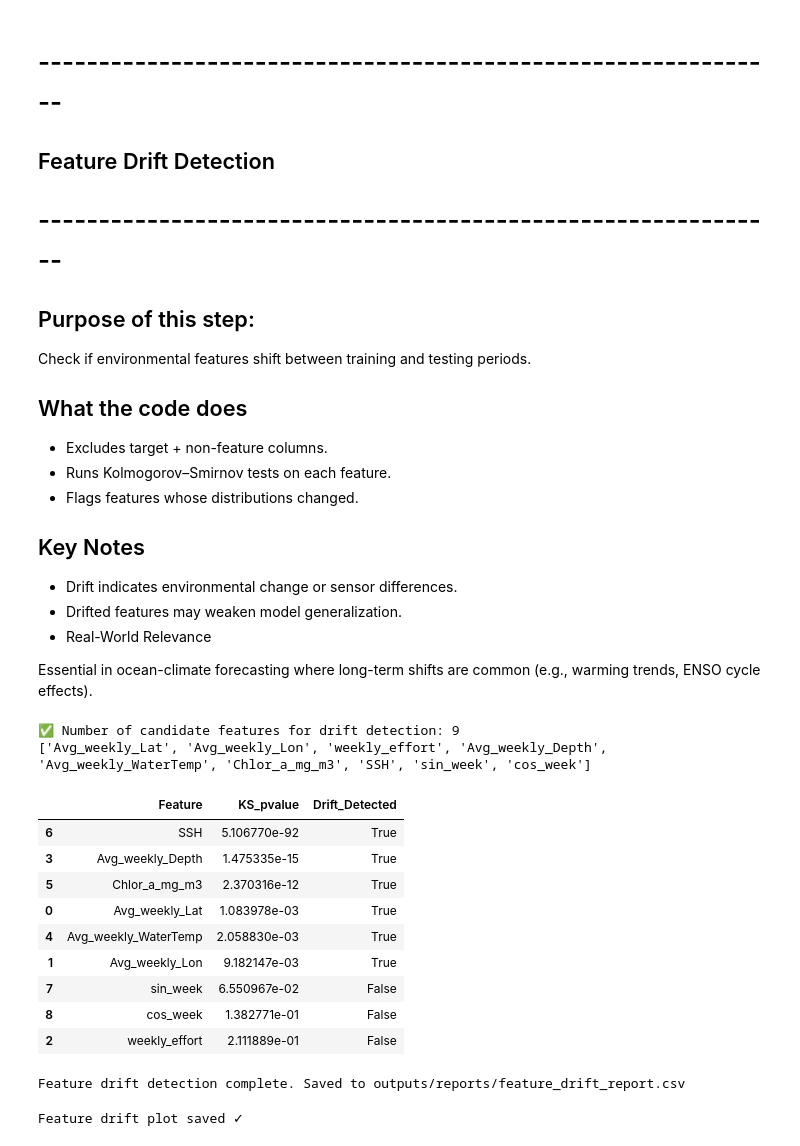
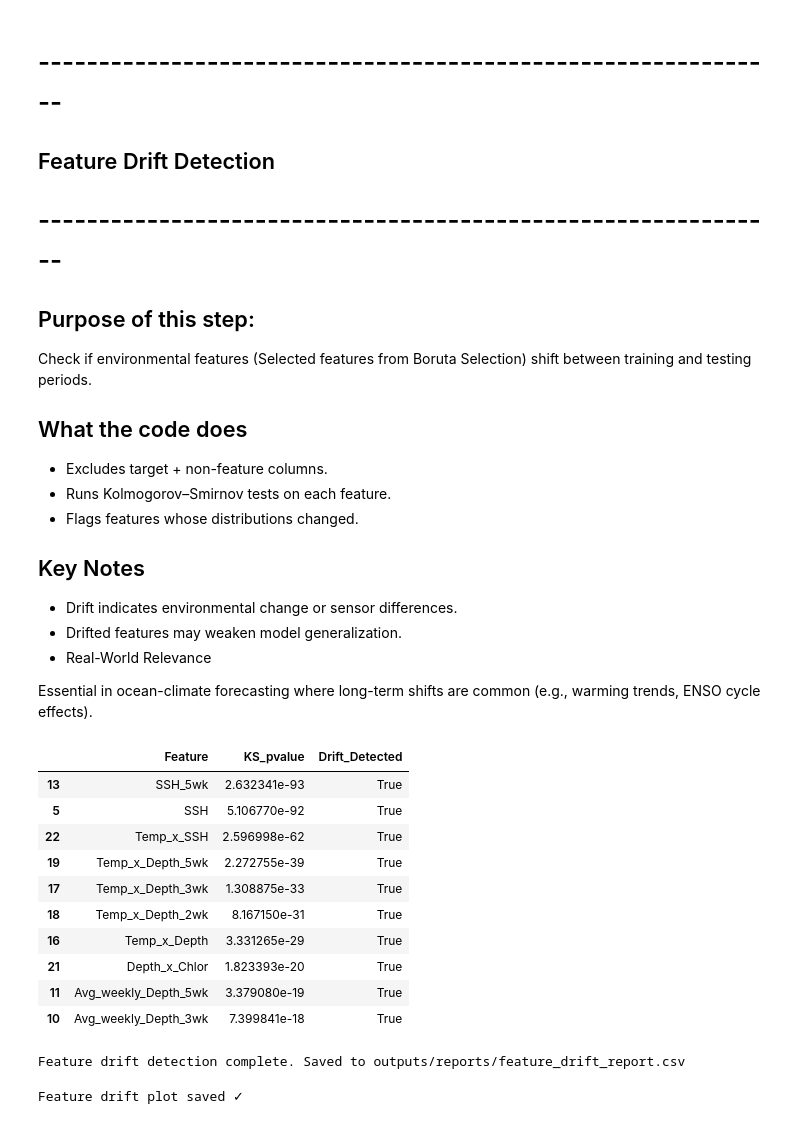
Before and after one commit to Euchie23/SquidStock, a Jupyter notebook: notebooks/AutoML/AutoML.ipynb, the cells around one changed output. Drawn from its saved outputs; the diff is of its cells as text; code cells hidden in the pictures.

```diff
--- a/notebooks/AutoML/AutoML.ipynb
+++ b/notebooks/AutoML/AutoML.ipynb
@@ -704,7 +774,7 @@ train, test = domain_binning(train, test)
 
 Purpose of this step:
 ---------------------
-Check if environmental features shift between training and testing periods.
+Check if environmental features (Selected features from Boruta Selection) shift between training and testing periods.
 
 What the code does
 ---------------------
@@ -731,77 +801,78 @@ from scipy.stats import ks_2samp
 #target = "CPUE_log1p"  # <--- Updated target
 
 # Columns to EXCLUDE from drift detection
-exclude_cols = [
-    #targets - Drift is meaningless — time always changes
-    "CPUE_log1p",
-    "weekly_CPUE_per_effort", "total_weekly_catch_kg",
+# exclude_cols = [
+#     #targets - Drift is meaningless — time always changes
+#     "CPUE_log1p",
+#     "weekly_CPUE_per_effort", "total_weekly_catch_kg",
 
-    #labels
-    "VesselDay", "POINTID",  "CPUE_level",
+#     #labels
+#     "VesselDay", "POINTID",  "CPUE_level",
 
-    # Time indices because drift is meaningless — time always changes
-    "Month", "Year", "WeekOfYear", "WeekStart", "Date",
+#     # Time indices because drift is meaningless — time always changes
+#     "Month", "Year", "WeekOfYear", "WeekStart", "Date",
 
-    #Derived bins or rolling means/ averages - Drift is inherited from parent variables
-    "Depth_bin", "WaterTemp_bin", "Chlor_a_bin", "SSH_bin", 'SSH_5wk', 'Chlor_a_mg_m3_5wk',"Avg_weekly_Depth_2wk",
-    "Avg_weekly_Depth_3wk","Avg_weekly_Depth_5wk","Avg_weekly_WaterTemp_2wk","Avg_weekly_WaterTemp_3wk", "Avg_weekly_WaterTemp_5wk",
+#     #Derived bins or rolling means/ averages - Drift is inherited from parent variables
+#     "Depth_bin", "WaterTemp_bin", "Chlor_a_bin", "SSH_bin", 'SSH_5wk', 'Chlor_a_mg_m3_5wk',"Avg_weekly_Depth_2wk",
+#     "Avg_weekly_Depth_3wk","Avg_weekly_Depth_5wk","Avg_weekly_WaterTemp_2wk","Avg_weekly_WaterTemp_3wk", "Avg_weekly_WaterTemp_5wk",
 
-    #Interactions - Drift inflated artificially
-    "Temp_x_Depth" ,"Temp_x_Chlor",
-    "Depth_x_Chlor", "Temp_x_SSH",'Temp_x_Depth_3wk',"Temp_x_Depth_2wk",  "Temp_x_Depth_5wk",
+#     #Interactions - Drift inflated artificially
+#     "Temp_x_Depth" ,"Temp_x_Chlor",
+#     "Depth_x_Chlor", "Temp_x_SSH",'Temp_x_Depth_3wk',"Temp_x_Depth_2wk",  "Temp_x_Depth_5wk",
 
 
-]
+# ]
 
 # Build candidate feature list automatically
-candidate_features = [
-    col for col in train.columns
-    if col not in exclude_cols and train[col].dtype != 'O'
-]
+# candidate_features = [
+#     col for col in train.columns
+#     if col not in exclude_cols and train[col].dtype != 'O'
+# ]
 
-print(f"✅ Number of candidate features for drift detection: {len(candidate_features)}")
-print(candidate_features[:12])
+# print(f"✅ Number of candidate features for drift detection: {len(candidate_features)}")
+# print(candidate_features[:12])
+
+candidate_features = selected_features
 
 # --- KS-test drift detection ---
 def detect_feature_drift(train_df, test_df, features, threshold=0.05):
     drift_report = []
     for feat in features:
         if feat in train_df.columns and feat in test_df.columns:
             t_data = train_df[feat].dropna()
             v_data = test_df[feat].dropna()
             if len(t_data) > 0 and len(v_data) > 0:
                 stat, pval = ks_2samp(t_data, v_data)
                 drift_report.append({
                     'Feature': feat,
                     'KS_pvalue': pval,
                     'Drift_Detected': (pval < threshold)
                 })
     return pd.DataFrame(drift_report)
 
 # Run drift detection
 drift_df = detect_feature_drift(train, test, candidate_features)
 stable_features = drift_df.loc[drift_df['Drift_Detected'] == False, 'Feature'].tolist()
 
 
 display(drift_df.sort_values("KS_pvalue").head(10))
 
 # Save report
 drift_df.to_csv("../outputs/AutoML/reports/feature_drift_report.csv", index=False)
 print("Feature drift detection complete. Saved to outputs/reports/feature_drift_report.csv")
 # %% [output]
+|  | Feature | KS_pvalue | Drift_Detected |
+| 13 | SSH_5wk | 2.632341e-93 | True |
+| 5 | SSH | 5.106770e-92 | True |
+| 22 | Temp_x_SSH | 2.596998e-62 | True |
+| 19 | Temp_x_Depth_5wk | 2.272755e-39 | True |
+| 17 | Temp_x_Depth_3wk | 1.308875e-33 | True |
+| 18 | Temp_x_Depth_2wk | 8.167150e-31 | True |
+| 16 | Temp_x_Depth | 3.331265e-29 | True |
+| 21 | Depth_x_Chlor | 1.823393e-20 | True |
+| 11 | Avg_weekly_Depth_5wk | 3.379080e-19 | True |
+| 10 | Avg_weekly_Depth_3wk | 7.399841e-18 | True |
-✅ Number of candidate features for drift detection: 9
-['Avg_weekly_Lat', 'Avg_weekly_Lon', 'weekly_effort', 'Avg_weekly_Depth', 'Avg_weekly_WaterTemp', 'Chlor_a_mg_m3', 'SSH', 'sin_week', 'cos_week']
+Feature drift detection complete. Saved to outputs/reports/feature_drift_report.csv
-|  | Feature | KS_pvalue | Drift_Detected |
-| 6 | SSH | 5.106770e-92 | True |
-| 3 | Avg_weekly_Depth | 1.475335e-15 | True |
-| 5 | Chlor_a_mg_m3 | 2.370316e-12 | True |
-| 0 | Avg_weekly_Lat | 1.083978e-03 | True |
-| 4 | Avg_weekly_WaterTemp | 2.058830e-03 | True |
-| 1 | Avg_weekly_Lon | 9.182147e-03 | True |
-| 7 | sin_week | 6.550967e-02 | False |
-| 8 | cos_week | 1.382771e-01 | False |
-| 2 | weekly_effort | 2.111889e-01 | False |
-Feature drift detection complete. Saved to outputs/reports/feature_drift_report.csv
 # %%
 
 # =========================================================
```
Also changed, not shown: parts of 13 cells of this notebook.
